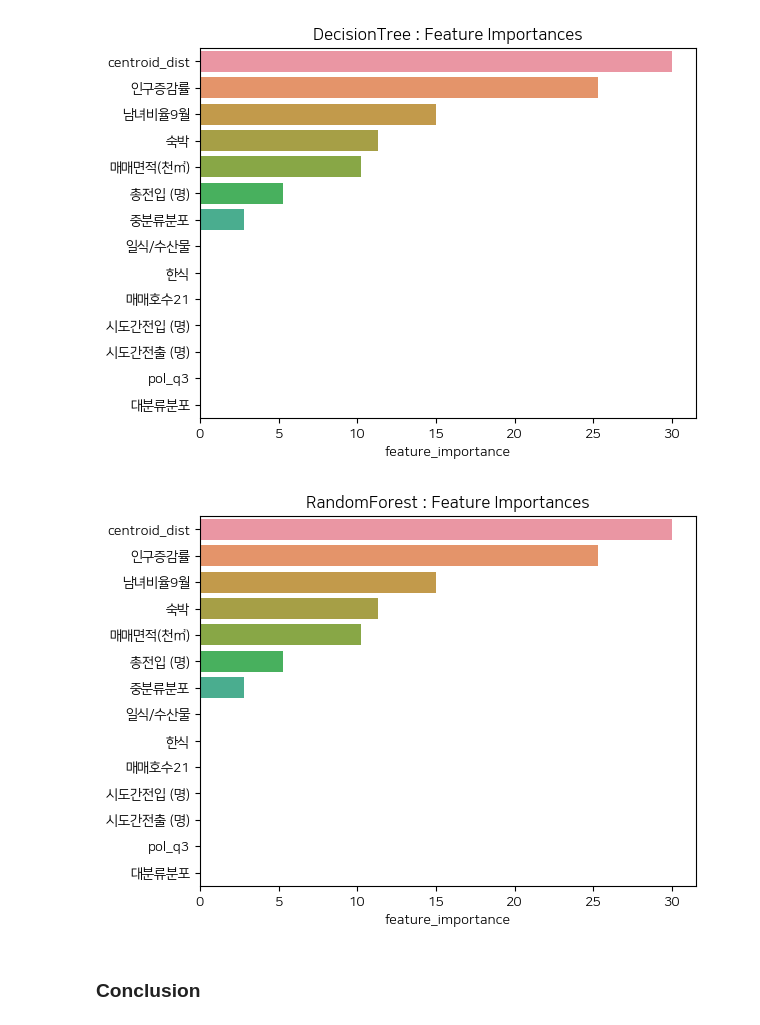
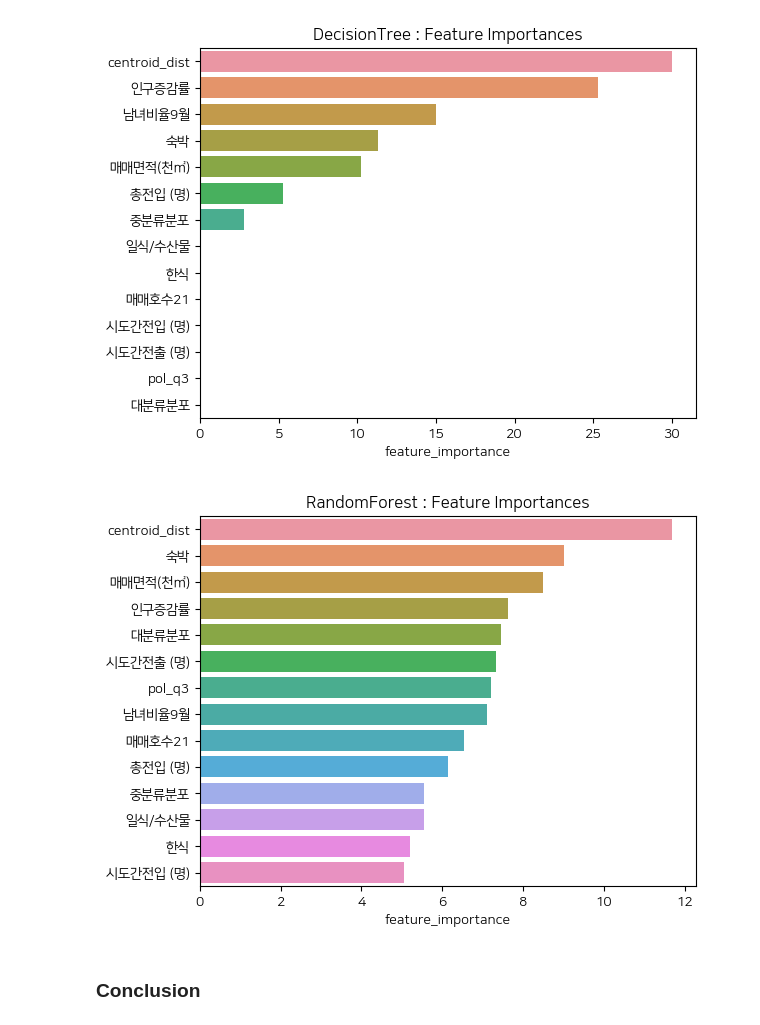
Before and after one commit to seuyon0101/aiffel_datathon, a Jupyter notebook: datathon EDA.ipynb, the cells around one changed output. Saved outputs shown, nothing was run; the diff lists cells and outputs as text; code cells hidden in the pictures.

```diff
--- a/datathon EDA.ipynb
+++ b/datathon EDA.ipynb
@@ -379,14 +386,14 @@ plt.show()
 # %% [output]
 [figure]
 # %%
-a = {'feature_importance':list(dtc.feature_importances_*100)}
+a = {'feature_importance':list(rfc.feature_importances_*100)}
 fi = pd.DataFrame(data=a, index = features)
 b = fi['feature_importance'].sort_values(ascending=False)
 sns.barplot(b,b.index)
 plt.title('RandomForest : Feature Importances')
 plt.show()
 # %% [output]
-[figure, old version]
+[figure, new version]
 # %% [markdown]
 ### Conclusion
 # %% [markdown]
```
Also changed, not shown: parts of 22 cells of this notebook, 1 other file.
